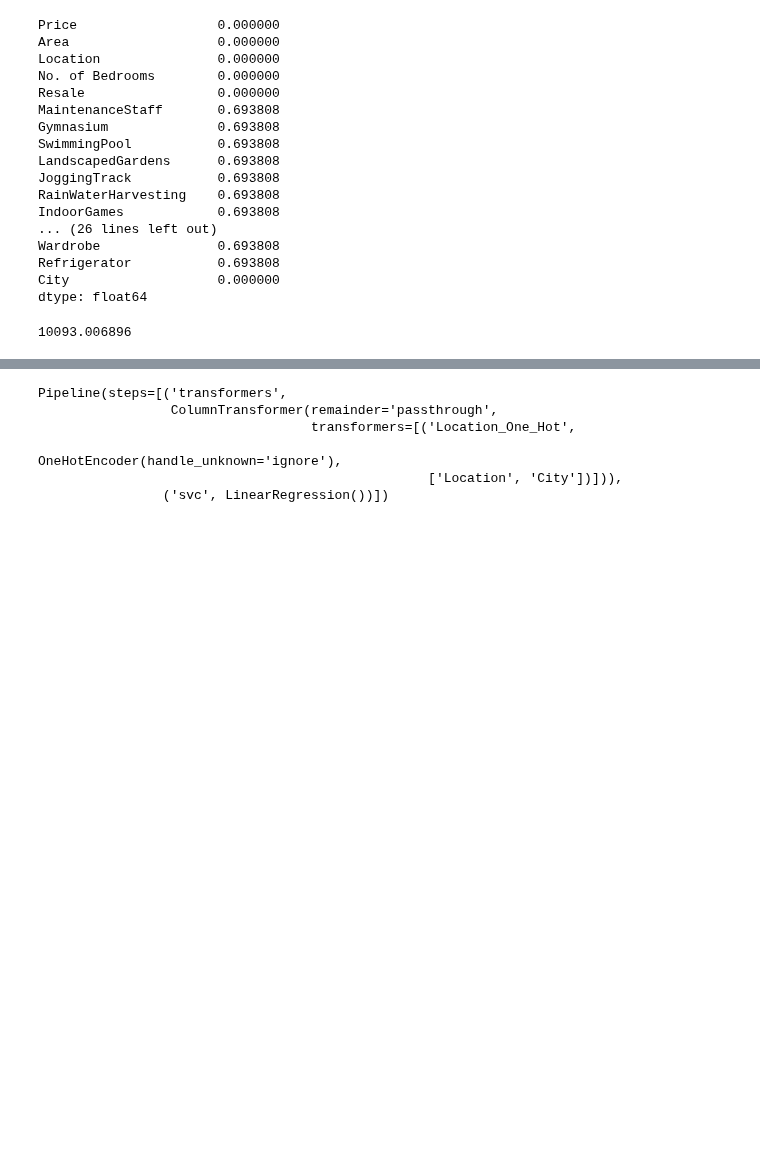
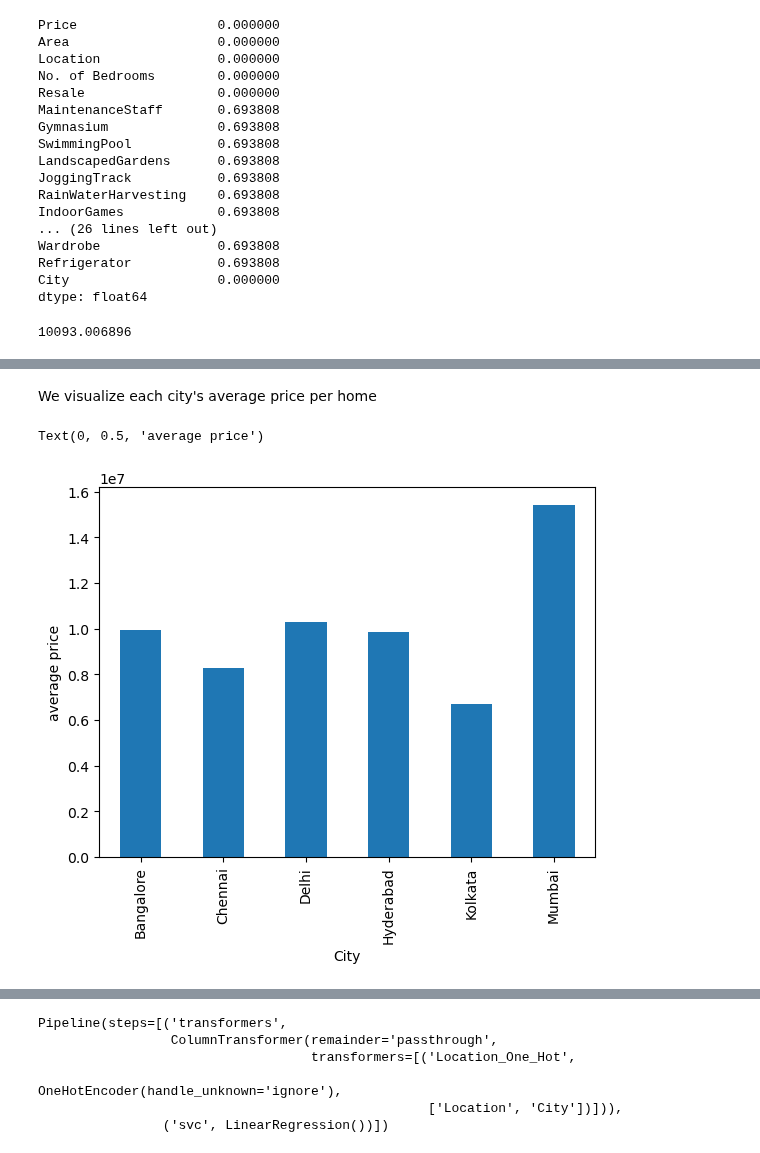
Before and after one commit to COGS118A/Group013-SP23, a Jupyter notebook: Checkpoint_Group013-SP23.ipynb, the cells around one changed output, grey strips where cells are left out. Cells and saved outputs as stored; diff of their text form; code cells hidden in the pictures; blank space fills up the shorter version.

```diff
--- a/Checkpoint_Group013-SP23.ipynb
+++ b/Checkpoint_Group013-SP23.ipynb
@@ -229,0 +248,8 @@ cleaned_df
+# %% [markdown]
+We visualize each city's average price per home
+# %%
+ax = cleaned_df.groupby('City')['Price'].mean().plot(kind='bar')
+ax.set_ylabel("average price")
+# %% [output]
+Text(0, 0.5, 'average price')
+[figure, added]
```
Also changed, not shown: parts of 15 cells of this notebook.
